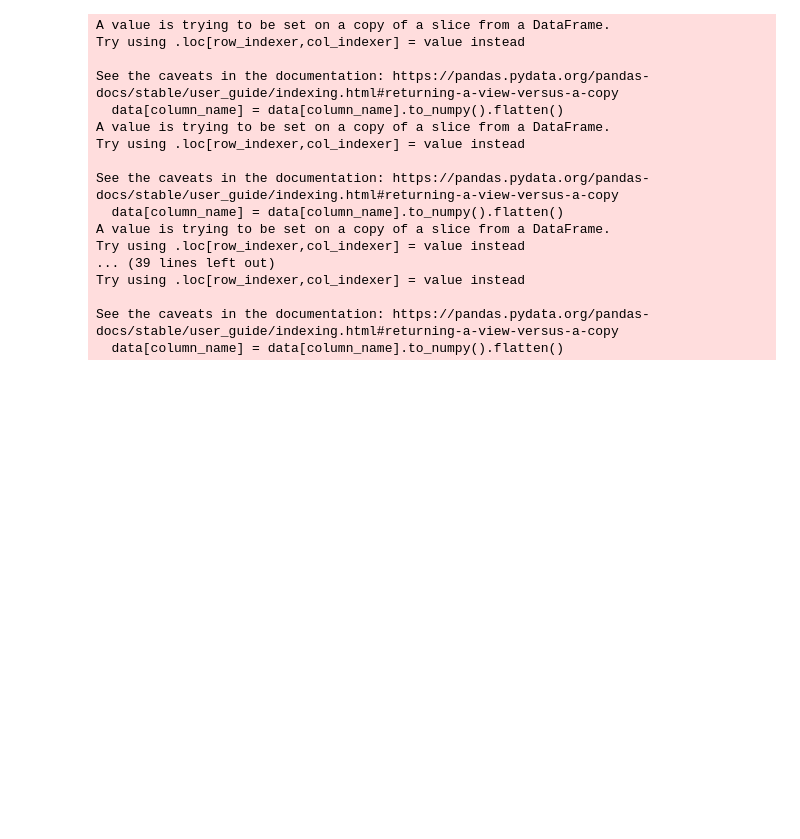
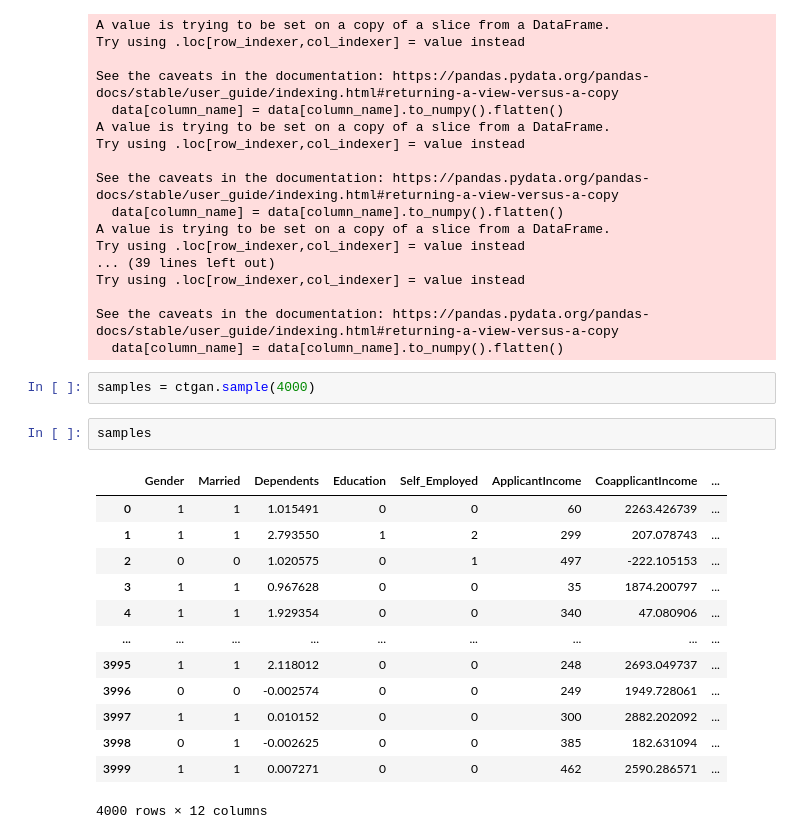
Before and after one commit to wessware/credit_worth_evaluation_ML_modelling, a Jupyter notebook: synthesizer/GAN.ipynb, the cells around one changed output. Drawn from its saved outputs; the diff is of its cells as text; blank space fills up the shorter version.

Commit message:
new data samples

```diff
--- a/synthesizer/GAN.ipynb
+++ b/synthesizer/GAN.ipynb
@@ -90,3 +91,21 @@ Try using .loc[row_indexer,col_indexer] = value instead
 
 See the caveats in the documentation: https://pandas.pydata.org/pandas-docs/stable/user_guide/indexing.html#returning-a-view-versus-a-copy
   data[column_name] = data[column_name].to_numpy().flatten()
+# %%
+samples = ctgan.sample(4000)
+# %%
+samples
+# %% [output]
+|  | Gender | Married | Dependents | Education | Self_Employed | ApplicantIncome | CoapplicantIncome | ... |
+| 0 | 1 | 1 | 1.015491 | 0 | 0 | 60 | 2263.426739 | ... |
+| 1 | 1 | 1 | 2.793550 | 1 | 2 | 299 | 207.078743 | ... |
+| 2 | 0 | 0 | 1.020575 | 0 | 1 | 497 | -222.105153 | ... |
+| 3 | 1 | 1 | 0.967628 | 0 | 0 | 35 | 1874.200797 | ... |
+| 4 | 1 | 1 | 1.929354 | 0 | 0 | 340 | 47.080906 | ... |
+| ... | ... | ... | ... | ... | ... | ... | ... | ... |
+| 3995 | 1 | 1 | 2.118012 | 0 | 0 | 248 | 2693.049737 | ... |
+| 3996 | 0 | 0 | -0.002574 | 0 | 0 | 249 | 1949.728061 | ... |
+| 3997 | 1 | 1 | 0.010152 | 0 | 0 | 300 | 2882.202092 | ... |
+| 3998 | 0 | 1 | -0.002625 | 0 | 0 | 385 | 182.631094 | ... |
+| 3999 | 1 | 1 | 0.007271 | 0 | 0 | 462 | 2590.286571 | ... |
+4000 rows × 12 columns
```
Also changed, not shown: parts of 7 cells of this notebook.
